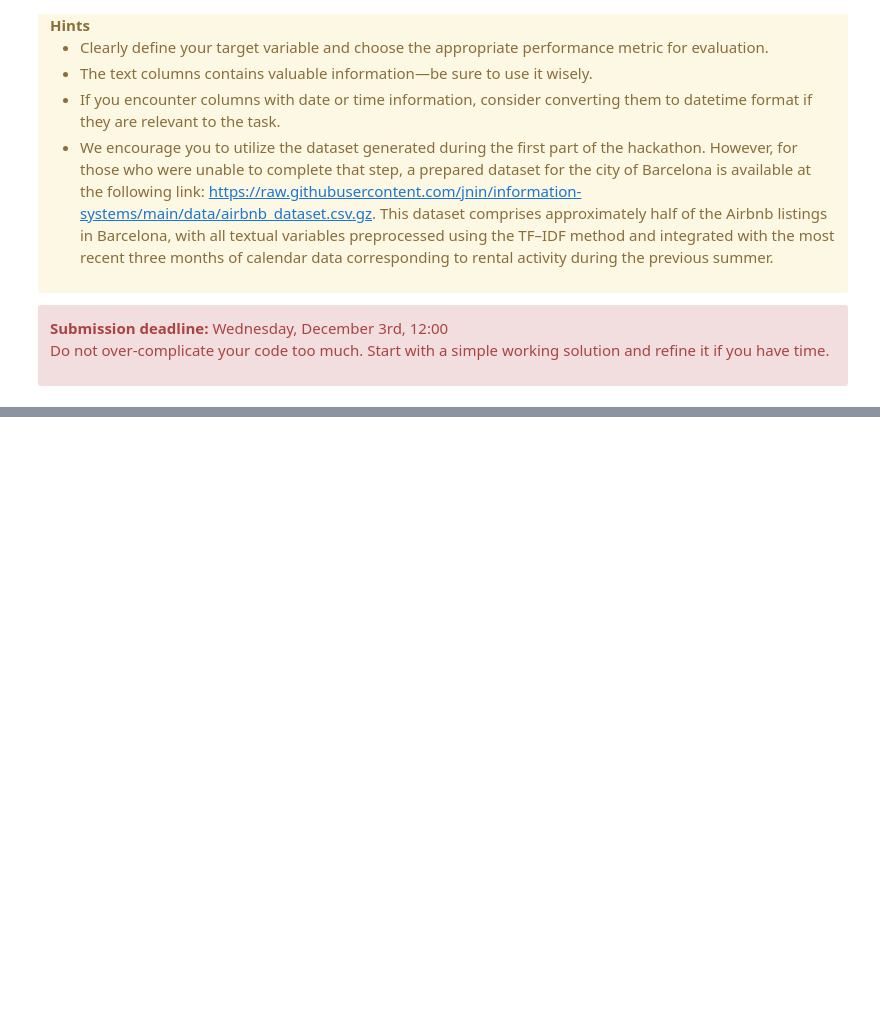
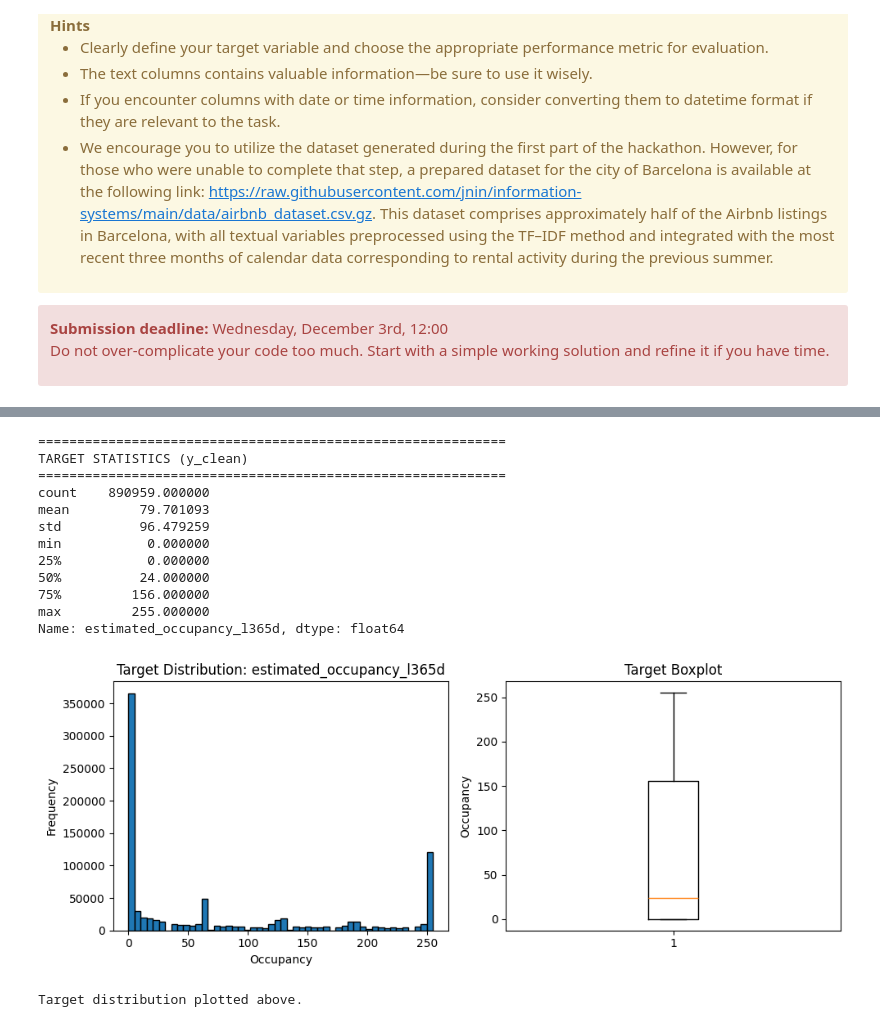
Before and after one commit to dragonmei21/Hackathon-2025-ESADE, a Jupyter notebook: H2_andres.ipynb, the cells around one changed output, grey strips where cells are left out. Drawn from its saved outputs; the diff is of its cells as text; code cells hidden in the pictures; blank space fills up the shorter version.

```diff
--- a/H2_andres.ipynb
+++ b/H2_andres.ipynb
@@ -48,0 +384,18 @@ data = pd.read_csv('https://raw.githubusercontent.com/jnin/information-systems/m
+# %%
+# ============================================================
+# 5.2 – Drop rows where target is missing
+# ============================================================
+
+# Identify rows where y is NOT missing
+valid_idx = y.notna()
+
+X_clean = X[valid_idx].copy()
+y_clean = y[valid_idx].copy()
+
+print(f"\n{'='*60}")
+print("AFTER DROPPING ROWS WITH MISSING TARGET")
+print(f"{'='*60}")
+print(f"X_clean shape: {X_clean.shape}")
+print(f"y_clean shape: {y_clean.shape}")
+print(f"Rows kept: {len(y_clean)} ({len(y_clean)/len(y)*100:.2f}%)")
+print(f"Rows dropped: {len(y) - len(y_clean)} ({(len(y)-len(y_clean))/len(y)*100:.2f}%)")
@@ -48,0 +410,45 @@ data = pd.read_csv('https://raw.githubusercontent.com/jnin/information-systems/m
+# %%
+# ============================================================
+# 5.3 – Basic statistics on the cleaned target
+# ============================================================
+
+print(f"\n{'='*60}")
+print("TARGET STATISTICS (y_clean)")
+print(f"{'='*60}")
+print(y_clean.describe())
+
+# Optional: visualize target distribution (if you want a quick plot)
+import matplotlib.pyplot as plt
+
+plt.figure(figsize=(10, 4))
+
+plt.subplot(1, 2, 1)
+plt.hist(y_clean, bins=50, edgecolor='black')
+plt.title("Target Distribution: estimated_occupancy_l365d")
+plt.xlabel("Occupancy")
+plt.ylabel("Frequency")
+
+plt.subplot(1, 2, 2)
+plt.boxplot(y_clean.dropna())
+plt.title("Target Boxplot")
+plt.ylabel("Occupancy")
+
+plt.tight_layout()
+plt.show()
+
+print("\nTarget distribution plotted above.")
+# %% [output]
+============================================================
+TARGET STATISTICS (y_clean)
+============================================================
+count    890959.000000
+mean         79.701093
+std          96.479259
+min           0.000000
+25%           0.000000
+50%          24.000000
+75%         156.000000
+max         255.000000
+Name: estimated_occupancy_l365d, dtype: float64
+[figure, added]
+Target distribution plotted above.
```
Also changed, not shown: parts of 35 cells of this notebook.
